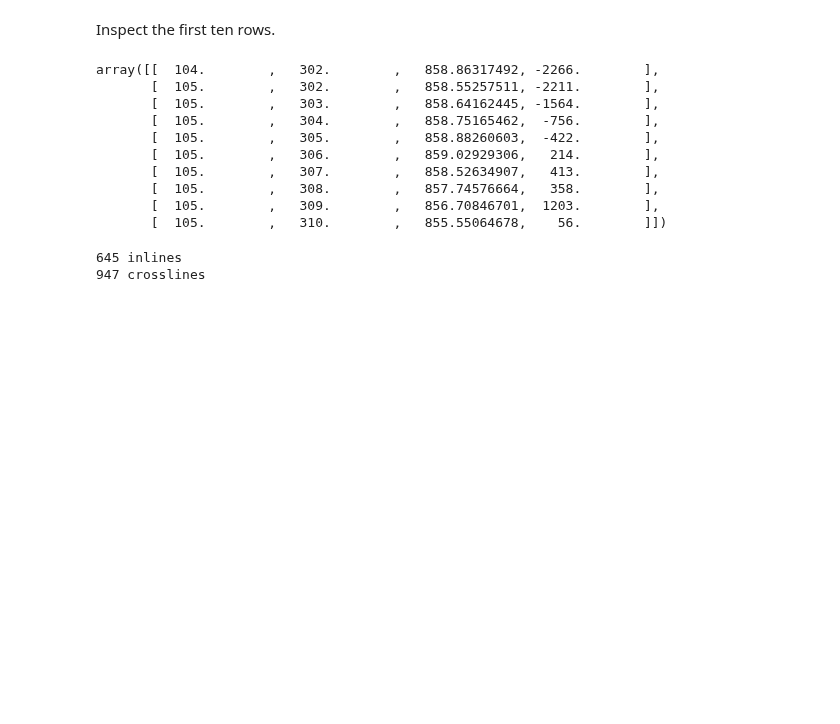
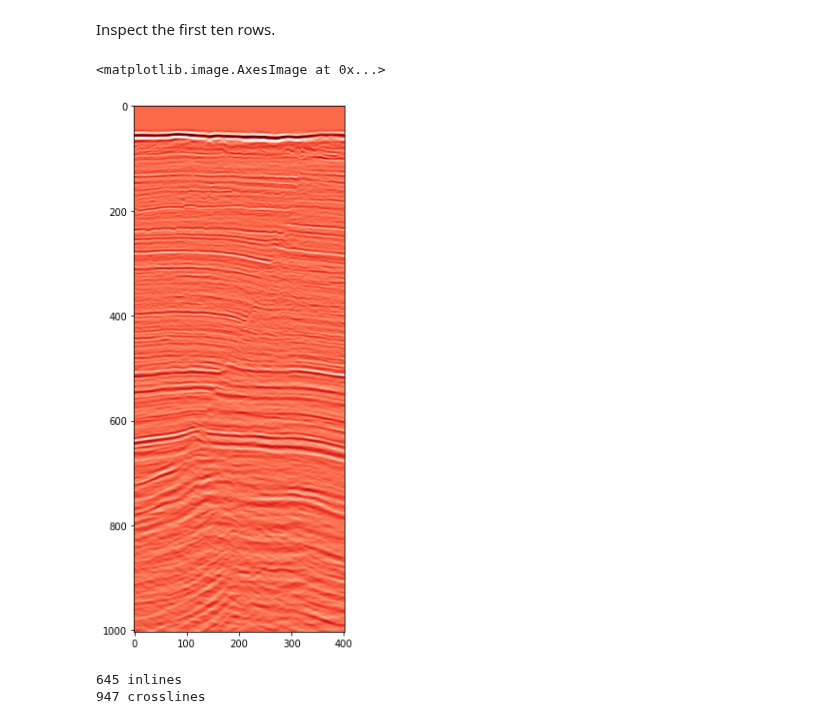
Before and after one commit to kwinkunks/notebooks, a Jupyter notebook: Amplitude.ipynb, the cells around one changed output. Drawn from its saved outputs; the diff is of its cells as text; code cells hidden in the pictures; blank space fills up the shorter version.

```diff
--- a/Amplitude.ipynb
+++ b/Amplitude.ipynb
@@ -15,20 +25,13 @@ F3_demo6_amplitude.txt        ternary.txt
 # %%
-data = np.loadtxt('F3_demo6_amplitude.txt')
+data = np.loadtxt('../geocomp-0118/data/Penobscot_xl1155.txt')
 # %% [markdown]
 Inspect the first ten rows.
-# %%
-data[:10]
-# %% [output]
-array([[  104.        ,   302.        ,   858.86317492, -2266.        ],
-       [  105.        ,   302.        ,   858.55257511, -2211.        ],
-       [  105.        ,   303.        ,   858.64162445, -1564.        ],
-       [  105.        ,   304.        ,   858.75165462,  -756.        ],
-       [  105.        ,   305.        ,   858.88260603,  -422.        ],
-       [  105.        ,   306.        ,   859.02929306,   214.        ],
-       [  105.        ,   307.        ,   858.52634907,   413.        ],
-       [  105.        ,   308.        ,   857.74576664,   358.        ],
-       [  105.        ,   309.        ,   856.70846701,  1203.        ],
-       [  105.        ,   310.        ,   855.55064678,    56.        ]])
+# %%
+plt.figure(figsize=(10, 10))
+plt.imshow(data.T, cmap='Reds', vmin=-7000, vmax=7000, interpolation='bicubic')
+# %% [output]
+<matplotlib.image.AxesImage at 0x...>
+[figure, added]
 # %%
 inlines = 748 - 104 + 1
 xlines = 1248 - 302 + 1
```
Also changed, not shown: parts of 37 cells of this notebook, 4 other files.
